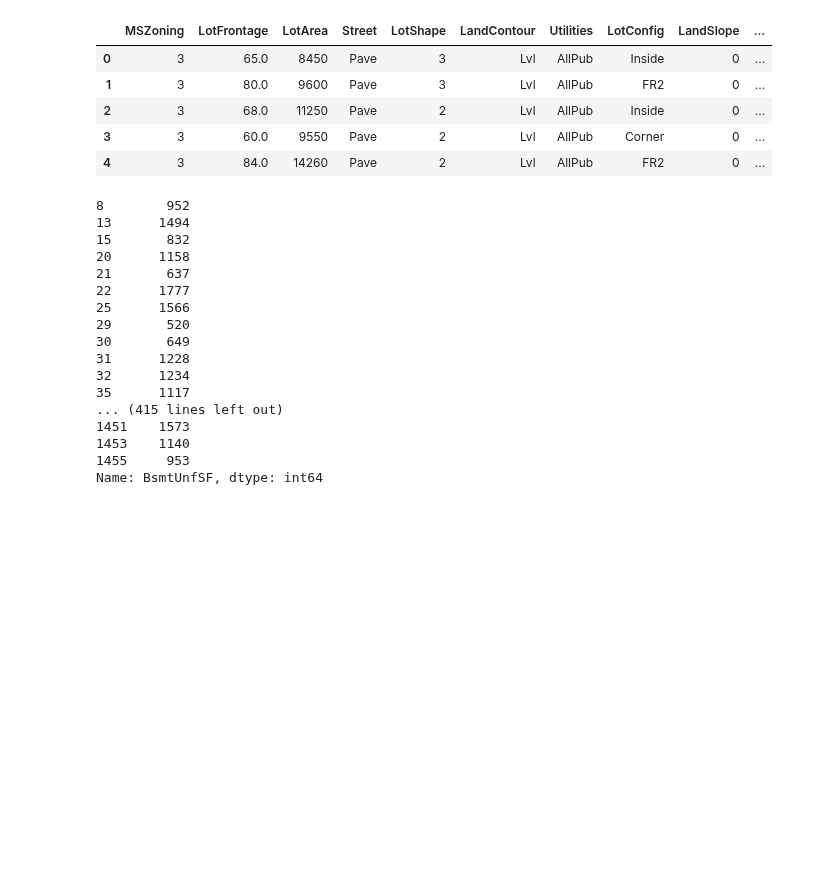
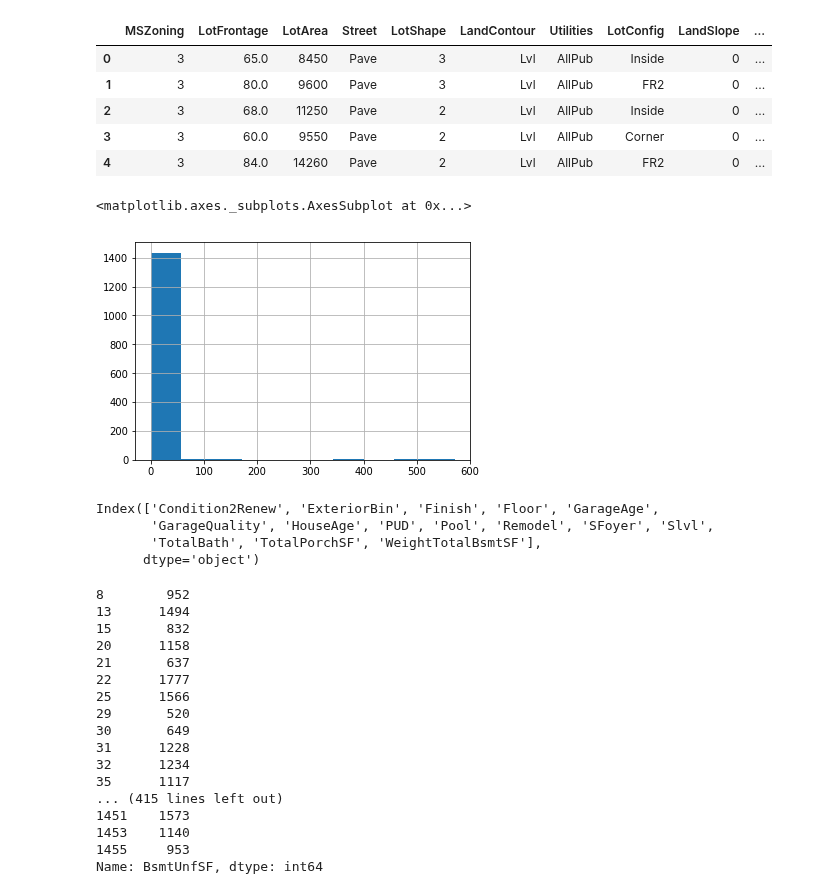
Before and after one commit to TiGaI/HousingPriceKaggleProject3, a Jupyter notebook: ames_eda.ipynb, the cells around one changed output. Drawn from its saved outputs; the diff is of its cells as text; code cells hidden in the pictures; blank space fills up the shorter version.

```diff
--- a/ames_eda.ipynb
+++ b/ames_eda.ipynb
@@ -407,7 +418,7 @@ Index(['MSSubClass', 'MSZoning', 'LotFrontage', 'LotArea', 'Street',
       dtype='object')
 # %%
 ### Variables to drop
-train_full1.drop(['YearBuilt', 'YearRemodAdd', 'Exterior1st', 'Exterior2nd', 'exterior1stC', 'exterior2ndC','HouseStyle', 'MSSubClass', 'YearBuilt', 'YearRemodAdd', 'OpenPorchSF', 'EnclosedPorch', '3SsnPorch', 'ScreenPorch','BsmtFullBath', 'BsmtHalfBath', 'FullBath', 'HalfBath'], axis=1, inplace = True)
+train_full1.drop(['YearBuilt', 'YearRemodAdd', 'Exterior1st', 'Exterior2nd', 'exterior1stC', 'exterior2ndC','HouseStyle', 'MSSubClass', 'YearBuilt', 'YearRemodAdd', 'OpenPorchSF', 'EnclosedPorch', '3SsnPorch', 'ScreenPorch','BsmtFullBath', 'BsmtHalfBath', 'FullBath', 'HalfBath', 'GarageCond', 'GarageQual', 'GarageYrBlt'], axis=1, inplace = True)
 # %%
 train_full1['Functional'].value_counts()
 # %% [output]
@@ -427,6 +438,21 @@ train_full1.head()
 | 2 | 3 | 68.0 | 11250 | Pave | 2 | Lvl | AllPub | Inside | 0 | ... |
 | 3 | 3 | 60.0 | 9550 | Pave | 2 | Lvl | AllPub | Corner | 0 | ... |
 | 4 | 3 | 84.0 | 14260 | Pave | 2 | Lvl | AllPub | FR2 | 0 | ... |
+# %%
+train_full1['LowQualFinSF'].hist()
+# %% [output]
+<matplotlib.axes._subplots.AxesSubplot at 0x...>
+[figure, added]
+# %%
+#string_cols = [col for col in train_full1.columns if 'string' in col]
+#String_cols
+#print(train_full1.columns)
+train_full1.columns.difference(train_df.columns)
+# %% [output]
+Index(['Condition2Renew', 'ExteriorBin', 'Finish', 'Floor', 'GarageAge',
+       'GarageQuality', 'HouseAge', 'PUD', 'Pool', 'Remodel', 'SFoyer', 'Slvl',
+       'TotalBath', 'TotalPorchSF', 'WeightTotalBsmtSF'],
+      dtype='object')
 # %%
 train_full1[train_full1['BsmtFinType1'] == 1]['BsmtUnfSF']
 # %% [output]
```
Also changed, not shown: parts of 4 cells of this notebook.
